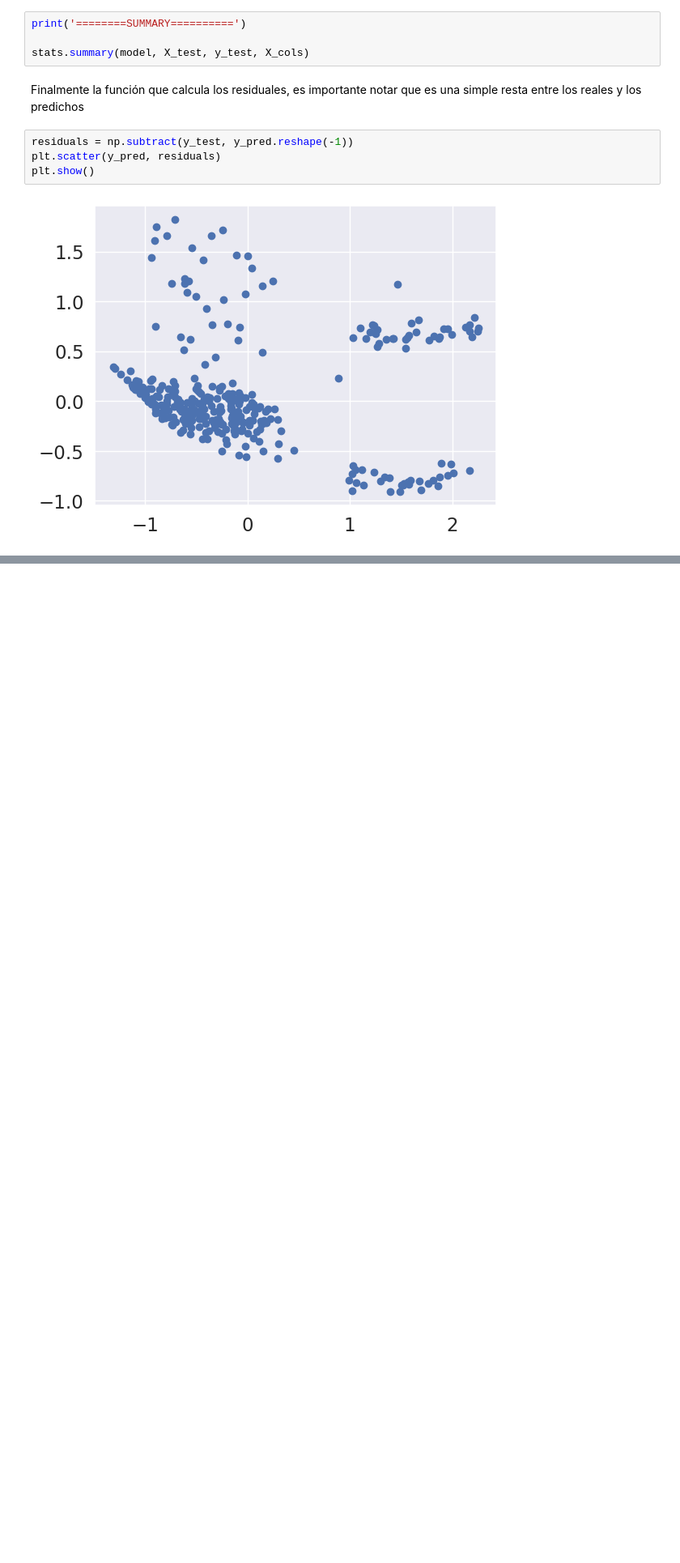
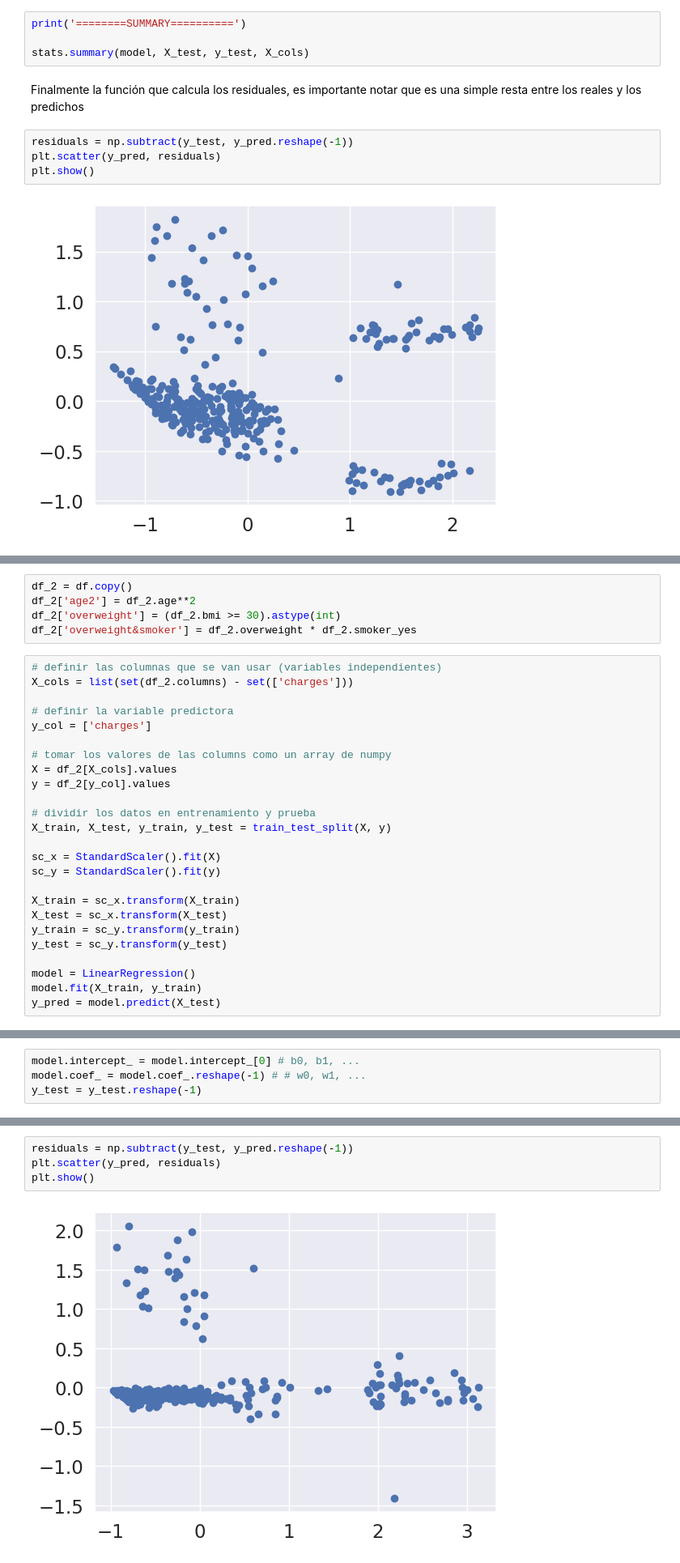
Before and after one commit to ArnolPlazas/lineal-regression, a Jupyter notebook: liean_regresion_insurance_data.ipynb, the cells around one changed output, grey strips where cells are left out. Shown at 81% size. Saved outputs shown, nothing was run; the diff lists cells and outputs as text; blank space fills up the shorter version.

Commit message:
Mejorando el modelo

```diff
--- a/liean_regresion_insurance_data.ipynb
+++ b/liean_regresion_insurance_data.ipynb
@@ -146,0 +151,30 @@ plt.show()
+# %%
+df_2 = df.copy()
+df_2['age2'] = df_2.age**2
+df_2['overweight'] = (df_2.bmi >= 30).astype(int)
+df_2['overweight&smoker'] = df_2.overweight * df_2.smoker_yes
+# %%
+# definir las columnas que se van usar (variables independientes)
+X_cols = list(set(df_2.columns) - set(['charges']))
+
+# definir la variable predictora
+y_col = ['charges']
+
+# tomar los valores de las columns como un array de numpy
+X = df_2[X_cols].values
+y = df_2[y_col].values
+
+# dividir los datos en entrenamiento y prueba
+X_train, X_test, y_train, y_test = train_test_split(X, y)
+
+sc_x = StandardScaler().fit(X)
+sc_y = StandardScaler().fit(y)
+
+X_train = sc_x.transform(X_train)
+X_test = sc_x.transform(X_test)
+y_train = sc_y.transform(y_train)
+y_test = sc_y.transform(y_test)
+
+model = LinearRegression()
+model.fit(X_train, y_train)
+y_pred = model.predict(X_test)
@@ -146,0 +189,4 @@ plt.show()
+# %%
+model.intercept_ = model.intercept_[0] # b0, b1, ...
+model.coef_ = model.coef_.reshape(-1) # # w0, w1, ...
+y_test = y_test.reshape(-1)
@@ -146,0 +197,6 @@ plt.show()
+# %%
+residuals = np.subtract(y_test, y_pred.reshape(-1))
+plt.scatter(y_pred, residuals)
+plt.show()
+# %% [output]
+[figure, added]
```
Also changed, not shown: parts of 11 cells of this notebook.
